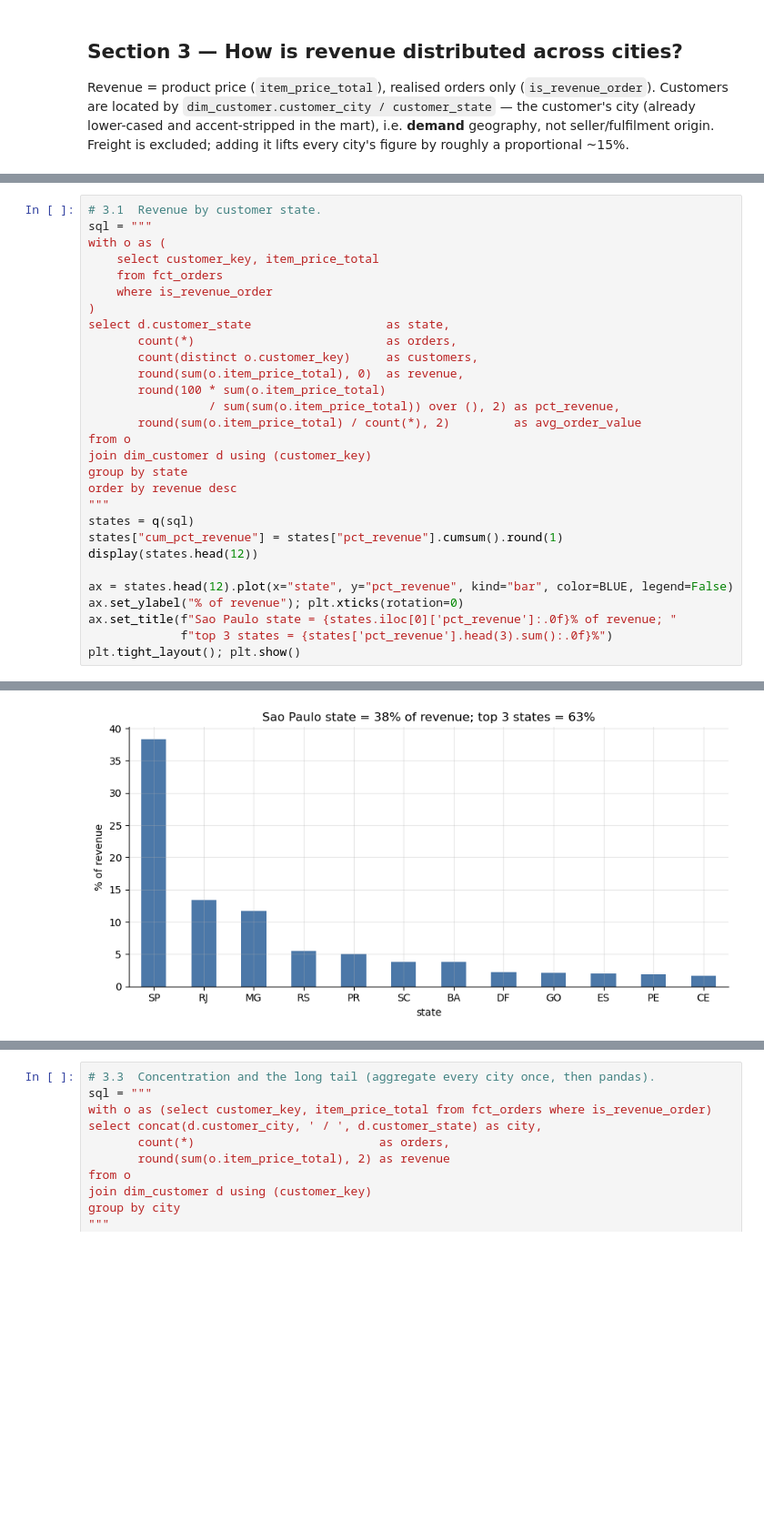
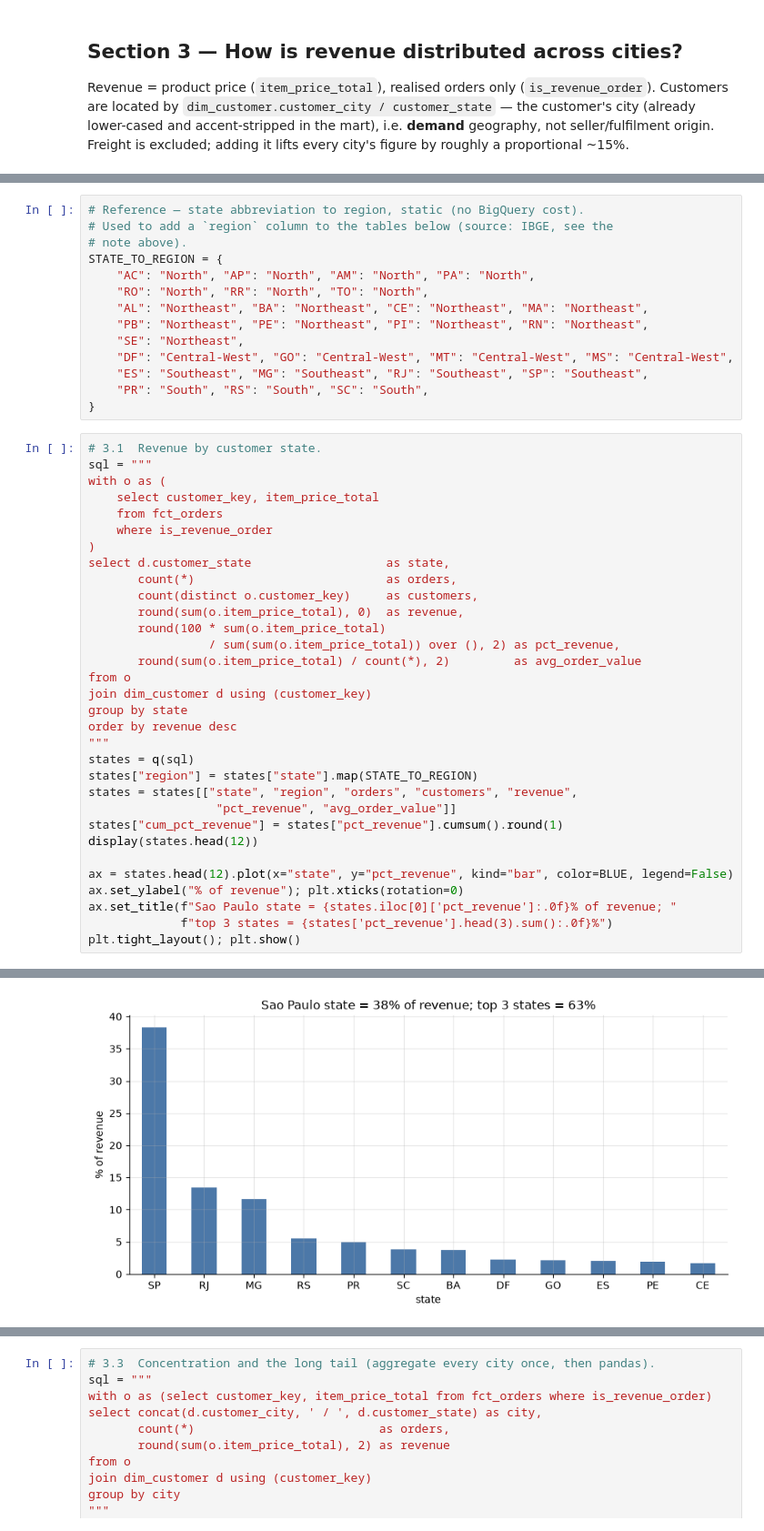
Before and after one commit to cheanwei/ntu-dsai-group5-project2, a Jupyter notebook: notebooks/01_data_profiling.ipynb, the cells around one changed output, grey strips where cells are left out. Shown at 91% size. Cells and saved outputs as stored; diff of their text form; blank space fills up the shorter version.

```diff
--- a/notebooks/01_data_profiling.ipynb
+++ b/notebooks/01_data_profiling.ipynb
@@ -998,3 +1028,17 @@ figure by roughly a proportional ~15%.
+# %%
+# Reference — state abbreviation to region, static (no BigQuery cost).
+# Used to add a `region` column to the tables below (source: IBGE, see the
+# note above).
+STATE_TO_REGION = {
+    "AC": "North", "AP": "North", "AM": "North", "PA": "North",
+    "RO": "North", "RR": "North", "TO": "North",
+    "AL": "Northeast", "BA": "Northeast", "CE": "Northeast", "MA": "Northeast",
+    "PB": "Northeast", "PE": "Northeast", "PI": "Northeast", "RN": "Northeast",
+    "SE": "Northeast",
+    "DF": "Central-West", "GO": "Central-West", "MT": "Central-West", "MS": "Central-West",
+    "ES": "Southeast", "MG": "Southeast", "RJ": "Southeast", "SP": "Southeast",
+    "PR": "South", "RS": "South", "SC": "South",
+}
 # %%
 # 3.1  Revenue by customer state.
 sql = """
@@ -1016,6 +1060,9 @@ group by state
 order by revenue desc
 """
 states = q(sql)
+states["region"] = states["state"].map(STATE_TO_REGION)
+states = states[["state", "region", "orders", "customers", "revenue",
+                  "pct_revenue", "avg_order_value"]]
 states["cum_pct_revenue"] = states["pct_revenue"].cumsum().round(1)
 display(states.head(12))
 
@@ -1041 +1088 @@ plt.tight_layout(); plt.show()
-[figure, old version]
+[figure, new version]
```
Also changed, not shown: parts of 13 cells of this notebook.
